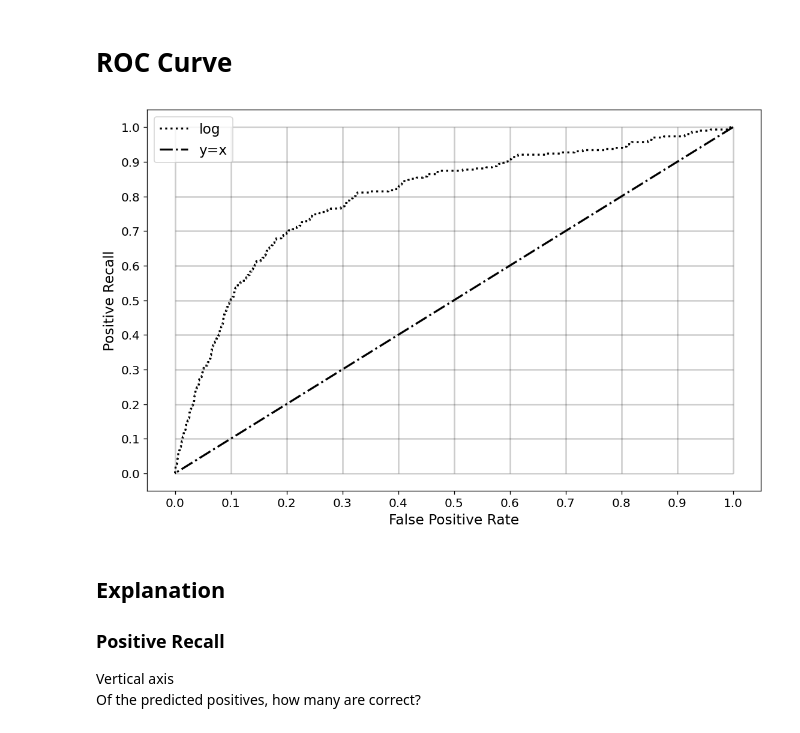
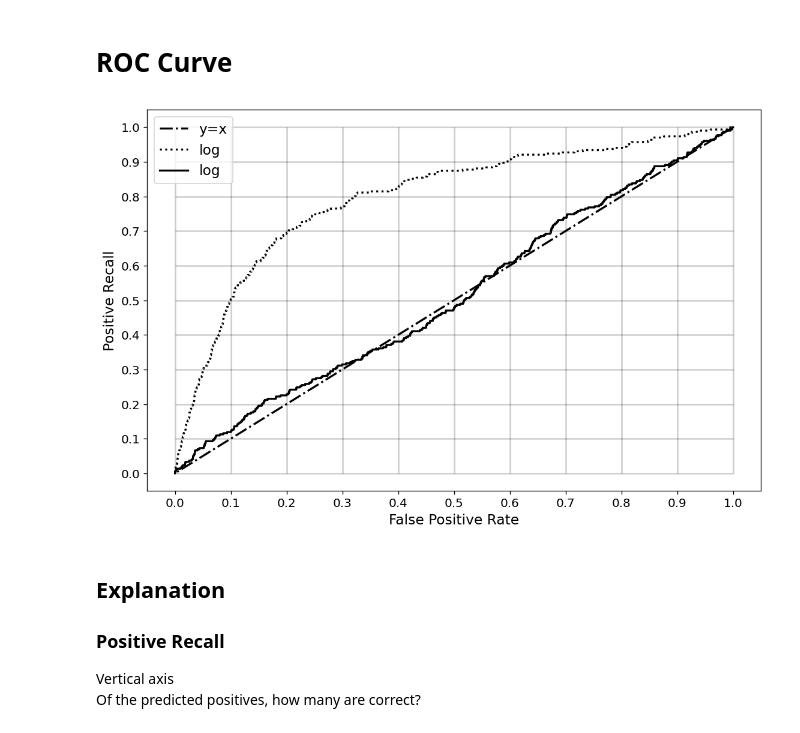
Before and after one commit to middlec000/SPA_predict_homelessness, a Jupyter notebook: Code/3_ROC_curves.ipynb, the cells around one changed output. Saved outputs shown, nothing was run; the diff lists cells and outputs as text; code cells hidden in the pictures.

Commit message:
LSTM k-folds

```diff
--- a/Code/3_ROC_curves.ipynb
+++ b/Code/3_ROC_curves.ipynb
@@ -36,0 +43,9 @@ log_predictions.head()
+# %%
+filename = 'lstm_predictions.pickle'
+infile = open(datapath+filename,'rb')
+lstm_predictions = pickle.load(infile)
+infile.close()
+
+print(len(lstm_predictions))
+
+lstm_predictions.head()
@@ -36,0 +60,8 @@ log_predictions.head()
+# %%
+matches = lstm_predictions.groupby('SPA_PER_ID')['CMIS_MATCH'].any()
+lstm_predictions = pd.concat([lstm_predictions.groupby('SPA_PER_ID')['prediction'].max(), matches], axis=1, join='inner', ignore_index=False)
+lstm_predictions = lstm_predictions.reset_index()
+del matches
+
+print(len(lstm_predictions))
+lstm_predictions.head()
@@ -39,26 +78,32 @@ log_predictions.head()
 # %%
 linewidth = 2
 color = 'black'
 alpha=0.2
-#Log
+
+# Refernce line
+plt.plot([1,0], [1,0], color='black', label='y=x', linestyle='dashdot', linewidth=linewidth)
+
+# Log
 fpr, tpr, _ = roc_curve(y_true=log_predictions[event_col].astype('bool'), y_score=log_predictions['prediction'])
 plt.plot(fpr, tpr, color='black', label='log', linestyle='dotted', linewidth=linewidth)
 
-# Refernce line
-plt.plot([1,0], [1,0], color='black', label='y=x', linestyle='dashdot', linewidth=linewidth)
+# LSTM
+fpr, tpr, _ = roc_curve(y_true=lstm_predictions[event_col].astype('bool'), y_score=lstm_predictions['prediction'])
+plt.plot(fpr, tpr, color='black', label='log', linestyle='solid', linewidth=linewidth)
+
 
 ticks = np.arange(0,1.1,0.1)
 plt.hlines(y=ticks, xmin=0, xmax=1, colors=color, alpha=alpha)
 plt.vlines(x=ticks, ymin=0, ymax=1, colors=color, alpha=alpha)
 plt.xlabel('False Positive Rate', fontsize=fontsize)
 plt.xticks(ticks, fontsize=fontsize-2)
 plt.ylabel('Positive Recall', fontsize=fontsize)
 plt.yticks(ticks, fontsize=fontsize-2)
 plt.legend(fontsize=fontsize)
 plt.savefig(fname=image_dest+'ROC.png', bbox_inches='tight')
 plt.show()
 # %% [output]
-[figure, old version]
+[figure, new version]
 # %% [markdown]
 ## Explanation
 ### Positive Recall
```
Also changed, not shown: parts of 5 cells of this notebook, 6 other files.
